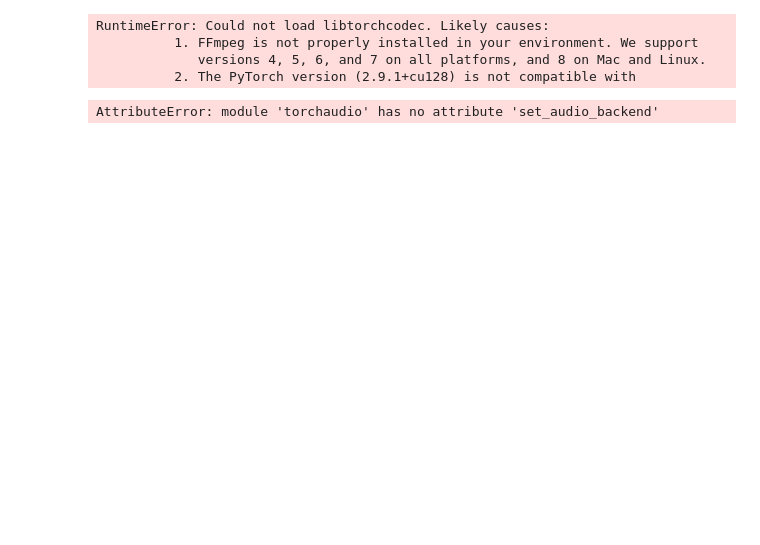
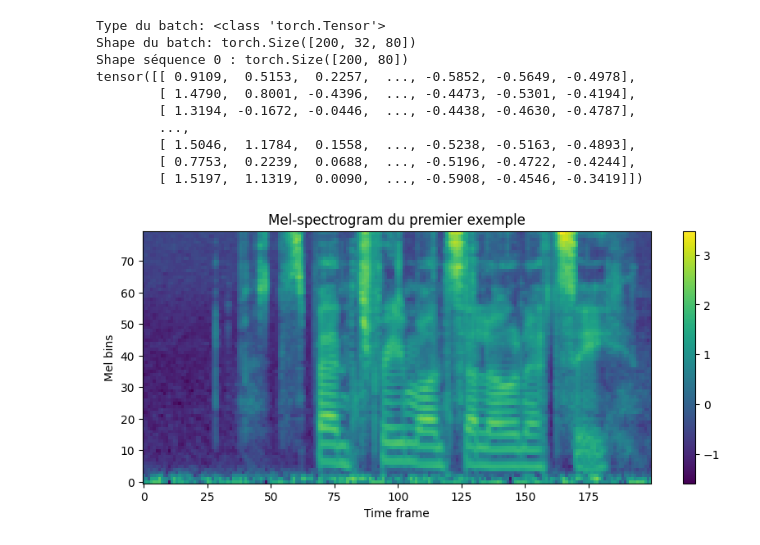
Before and after one commit to VSmague/Dynamical-Variational-Autoencoders, a Jupyter notebook: experiments/notebook.ipynb, the cells around one changed output. Saved outputs shown, nothing was run; the diff lists cells and outputs as text; code cells hidden in the pictures; blank space fills up the shorter version.

Commit message:
train history saved, notebook to train added

```diff
--- a/experiments/notebook.ipynb
+++ b/experiments/notebook.ipynb
@@ -26,5 +20,19 @@ test_len = N - train_len - val_len
+# %%
+data_dir = "/home/onyxia/work/Dynamical-Variational-Autoencoders/data/mels_saved"
+dataset = AudioDataset(data_dir)
+
+N = len(dataset)
+train_len = int(0.8 * N)
+val_len = int(0.1 * N)
+test_len = N - train_len - val_len
 # %%
-train_dataset, val_dataset, test_dataset = random_split(dataset, [train_len, val_len, test_len])
+g = torch.Generator().manual_seed(42)
+
+train_dataset, val_dataset, test_dataset = random_split(
+    dataset,
+    [train_len, val_len, test_len],
+    generator=g
+)
 
 train_loader = DataLoader(train_dataset, batch_size=32, shuffle=True, collate_fn=collate_fn)
 val_loader = DataLoader(val_dataset, batch_size=32, shuffle=False, collate_fn=collate_fn)
@@ -34,15 +42,29 @@ test_loader = DataLoader(test_dataset, batch_size=32, shuffle=False, collate_fn=
 batch = next(iter(train_loader))
 print("Type du batch:", type(batch))
 print("Shape du batch:", batch.shape)
+
+x0 = batch[:, 0, :]   # shape = (seq_len, mel_dim)
+print("Shape séquence 0 :", x0.shape)
+print(x0)
 # %% [output]
-RuntimeError: Could not load libtorchcodec. Likely causes:
-          1. FFmpeg is not properly installed in your environment. We support
-             versions 4, 5, 6, and 7 on all platforms, and 8 on Mac and Linux.
-          2. The PyTorch version (2.9.1+cu128) is not compatible with
+Type du batch: <class 'torch.Tensor'>
+Shape du batch: torch.Size([200, 32, 80])
+Shape séquence 0 : torch.Size([200, 80])
+tensor([[ 0.9109,  0.5153,  0.2257,  ..., -0.5852, -0.5649, -0.4978],
+        [ 1.4790,  0.8001, -0.4396,  ..., -0.4473, -0.5301, -0.4194],
+        [ 1.3194, -0.1672, -0.0446,  ..., -0.4438, -0.4630, -0.4787],
+        ...,
+        [ 1.5046,  1.1784,  0.1558,  ..., -0.5238, -0.5163, -0.4893],
+        [ 0.7753,  0.2239,  0.0688,  ..., -0.5196, -0.4722, -0.4244],
+        [ 1.5197,  1.1319,  0.0090,  ..., -0.5908, -0.4546, -0.3419]])
-# %%
-torchaudio.set_audio_backend("sox_io")
-batch = next(iter(train_loader))  # (seq_len_max, batch_size, feat_dim)
-print("Batch shape:", batch.shape)
-# %% [output]
-AttributeError: module 'torchaudio' has no attribute 'set_audio_backend'
+# %%
+plt.figure(figsize=(10,4))
+plt.imshow(x0.T, aspect="auto", origin="lower")
+plt.colorbar()
+plt.title("Mel-spectrogram du premier exemple")
+plt.xlabel("Time frame")
+plt.ylabel("Mel bins")
+plt.show()
+# %% [output]
+[figure, added]
 # %%
```
Also changed, not shown: parts of 5 cells of this notebook, 4 other files.
